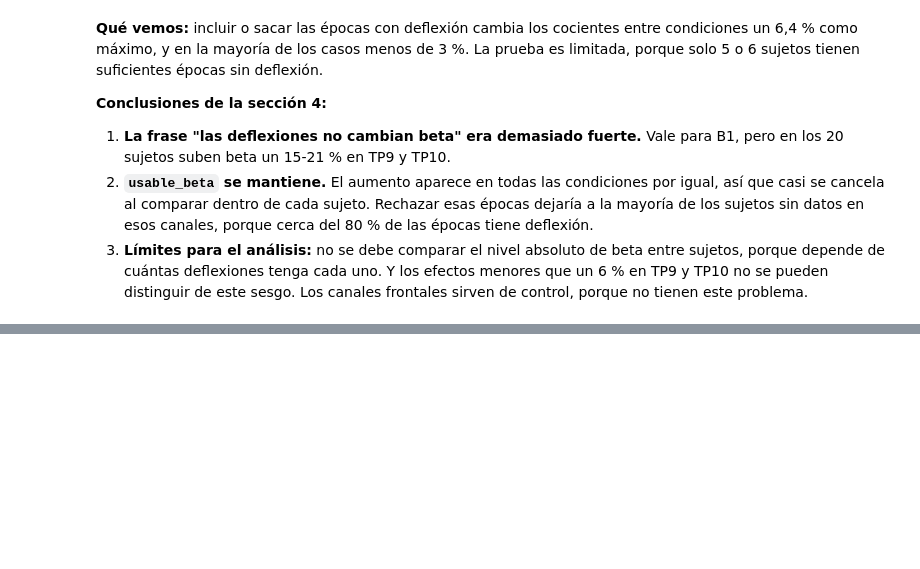
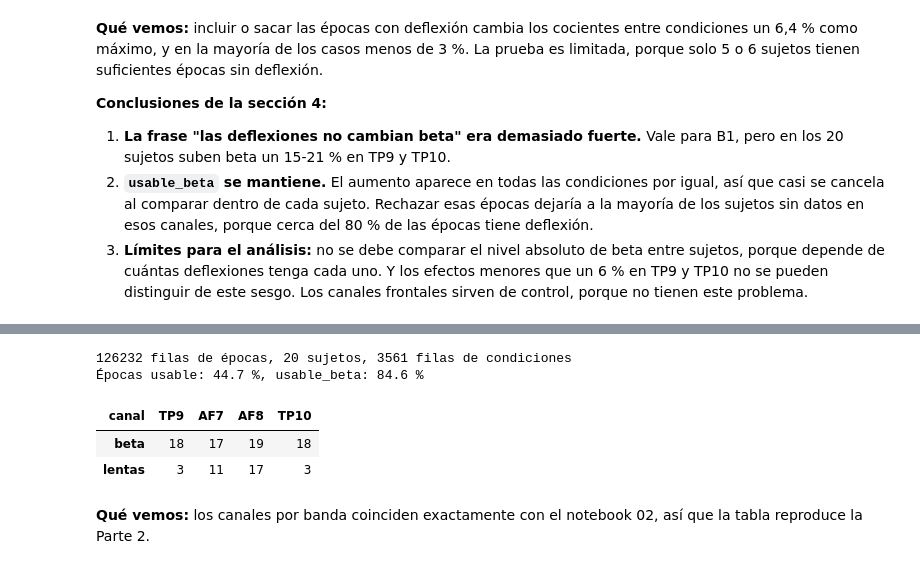
Before and after one commit to gustsita/PSIB2026Q2-TPS-Grupo13-Burman_FernandezSanJuan_Gallo, a Jupyter notebook: notebooks/03_ritmos.ipynb, the cells around one changed output, grey strips where cells are left out. Saved outputs shown, nothing was run; the diff lists cells and outputs as text; code cells hidden in the pictures; blank space fills up the shorter version.

Commit message:
potencias: tabla por sujeto, condición y canal, validada contra la Parte 2

```diff
--- a/notebooks/03_ritmos.ipynb
+++ b/notebooks/03_ritmos.ipynb
@@ -381,0 +395,18 @@ comparacion.round(3)
+# %%
+from eeg_nback import potencias
+
+por_epoca = pd.read_csv(cfg['OUTPUT_DIR'] / 'potencias_epocas.csv')
+condiciones = pd.read_csv(cfg['OUTPUT_DIR'] / 'potencias_condiciones.csv')
+cob = potencias.cobertura(por_epoca)
+
+print(f"{len(por_epoca)} filas de épocas, {por_epoca.sujeto.nunique()} sujetos, {len(condiciones)} filas de condiciones")
+print(f"Épocas usable: {100 * por_epoca.usable.mean():.1f} %, usable_beta: {100 * por_epoca.usable_beta.mean():.1f} %")
+pd.DataFrame({'beta': cob.beta.groupby('canal').sum(), 'lentas': cob.lentas.groupby('canal').sum()}).reindex(CANALES).T
+# %% [output]
+126232 filas de épocas, 20 sujetos, 3561 filas de condiciones
+Épocas usable: 44.7 %, usable_beta: 84.6 %
+| canal | TP9 | AF7 | AF8 | TP10 |
+| beta | 18 | 17 | 19 | 18 |
+| lentas | 3 | 11 | 17 | 3 |
+# %% [markdown]
+**Qué vemos:** los canales por banda coinciden exactamente con el notebook 02, así que la tabla reproduce la Parte 2.
```
Also changed, not shown: parts of 4 cells of this notebook, 4 other files.
